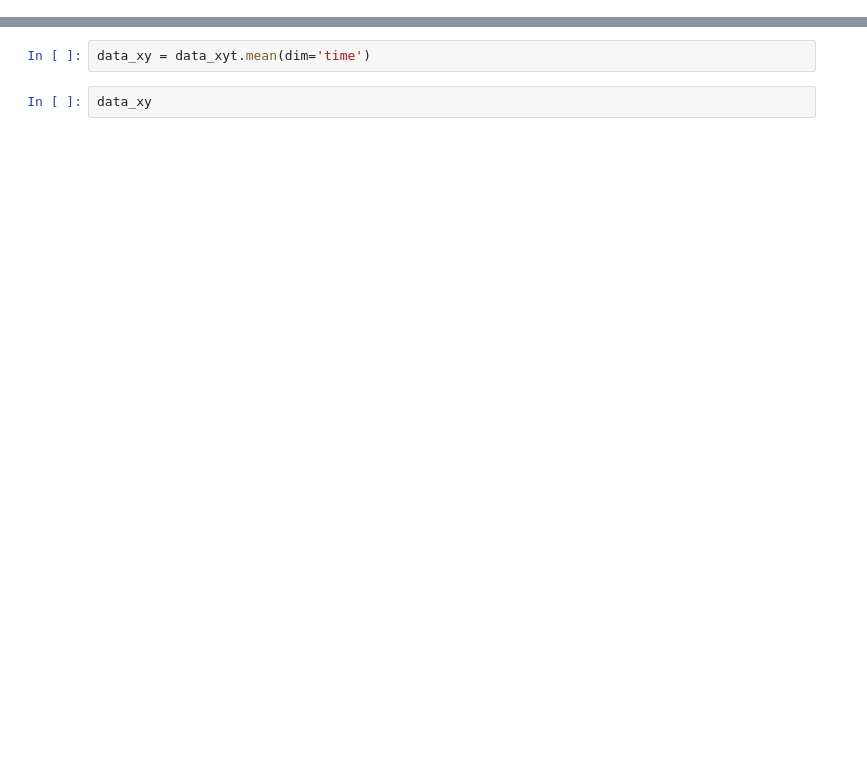
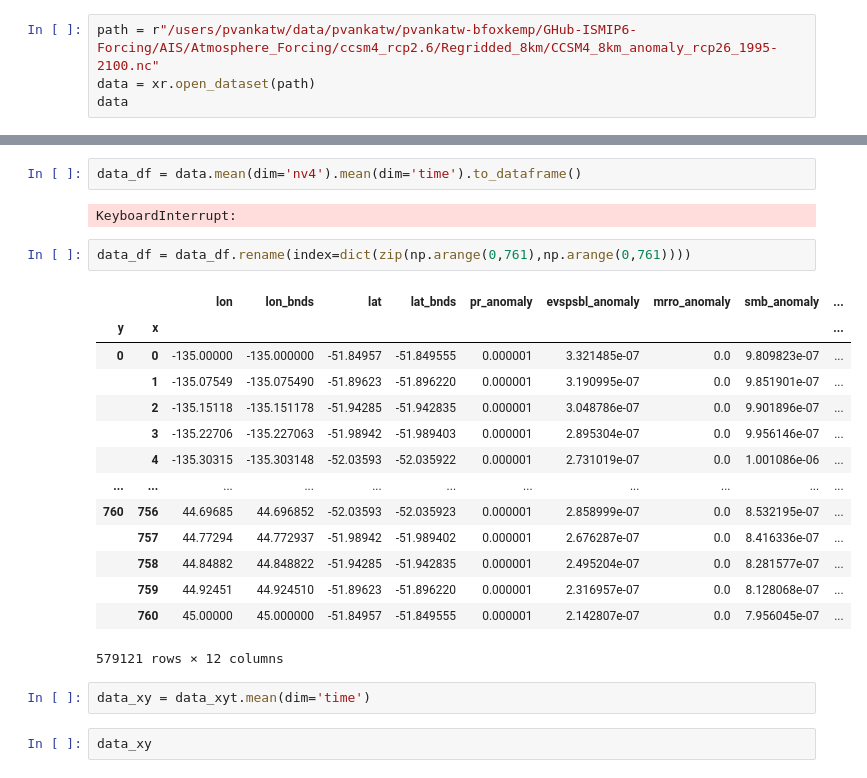
Before and after one commit to Brown-SciML/ise, a Jupyter notebook: src/data/viewing/open_NetCDF.ipynb, the cells around one changed output, grey strips where cells are left out. Cells and saved outputs as stored; diff of their text form; blank space fills up the shorter version.

```diff
--- a/src/data/viewing/open_NetCDF.ipynb
+++ b/src/data/viewing/open_NetCDF.ipynb
@@ -36,0 +29,4 @@ sum(np.isnan(data_xyt.salinity))
+# %%
+path = r"/users/pvankatw/data/pvankatw/pvankatw-bfoxkemp/GHub-ISMIP6-Forcing/AIS/Atmosphere_Forcing/ccsm4_rcp2.6/Regridded_8km/CCSM4_8km_anomaly_rcp26_1995-2100.nc"
+data = xr.open_dataset(path)
+data
@@ -37,3 +69,24 @@ sum(np.isnan(data_xyt.salinity))
+# %%
+data_df = data.mean(dim='nv4').mean(dim='time').to_dataframe()
+# %% [output]
+KeyboardInterrupt:
+# %%
+data_df = data_df.rename(index=dict(zip(np.arange(0,761),np.arange(0,761))))
+# %% [output]
+|  |  | lon | lon_bnds | lat | lat_bnds | pr_anomaly | evspsbl_anomaly | mrro_anomaly | smb_anomaly | ... |
+| y | x |  |  |  |  |  |  |  |  | ... |
+| 0 | 0 | -135.00000 | -135.000000 | -51.84957 | -51.849555 | 0.000001 | 3.321485e-07 | 0.0 | 9.809823e-07 | ... |
+|  | 1 | -135.07549 | -135.075490 | -51.89623 | -51.896220 | 0.000001 | 3.190995e-07 | 0.0 | 9.851901e-07 | ... |
+|  | 2 | -135.15118 | -135.151178 | -51.94285 | -51.942835 | 0.000001 | 3.048786e-07 | 0.0 | 9.901896e-07 | ... |
+|  | 3 | -135.22706 | -135.227063 | -51.98942 | -51.989403 | 0.000001 | 2.895304e-07 | 0.0 | 9.956146e-07 | ... |
+|  | 4 | -135.30315 | -135.303148 | -52.03593 | -52.035922 | 0.000001 | 2.731019e-07 | 0.0 | 1.001086e-06 | ... |
+| ... | ... | ... | ... | ... | ... | ... | ... | ... | ... | ... |
+| 760 | 756 | 44.69685 | 44.696852 | -52.03593 | -52.035923 | 0.000001 | 2.858999e-07 | 0.0 | 8.532195e-07 | ... |
+|  | 757 | 44.77294 | 44.772937 | -51.98942 | -51.989402 | 0.000001 | 2.676287e-07 | 0.0 | 8.416336e-07 | ... |
+|  | 758 | 44.84882 | 44.848822 | -51.94285 | -51.942835 | 0.000001 | 2.495204e-07 | 0.0 | 8.281577e-07 | ... |
+|  | 759 | 44.92451 | 44.924510 | -51.89623 | -51.896220 | 0.000001 | 2.316957e-07 | 0.0 | 8.128068e-07 | ... |
+|  | 760 | 45.00000 | 45.000000 | -51.84957 | -51.849555 | 0.000001 | 2.142807e-07 | 0.0 | 7.956045e-07 | ... |
+579121 rows × 12 columns
 # %%
 data_xy = data_xyt.mean(dim='time')
 # %%
```
Also changed, not shown: parts of 12 cells of this notebook, 11 other files.
